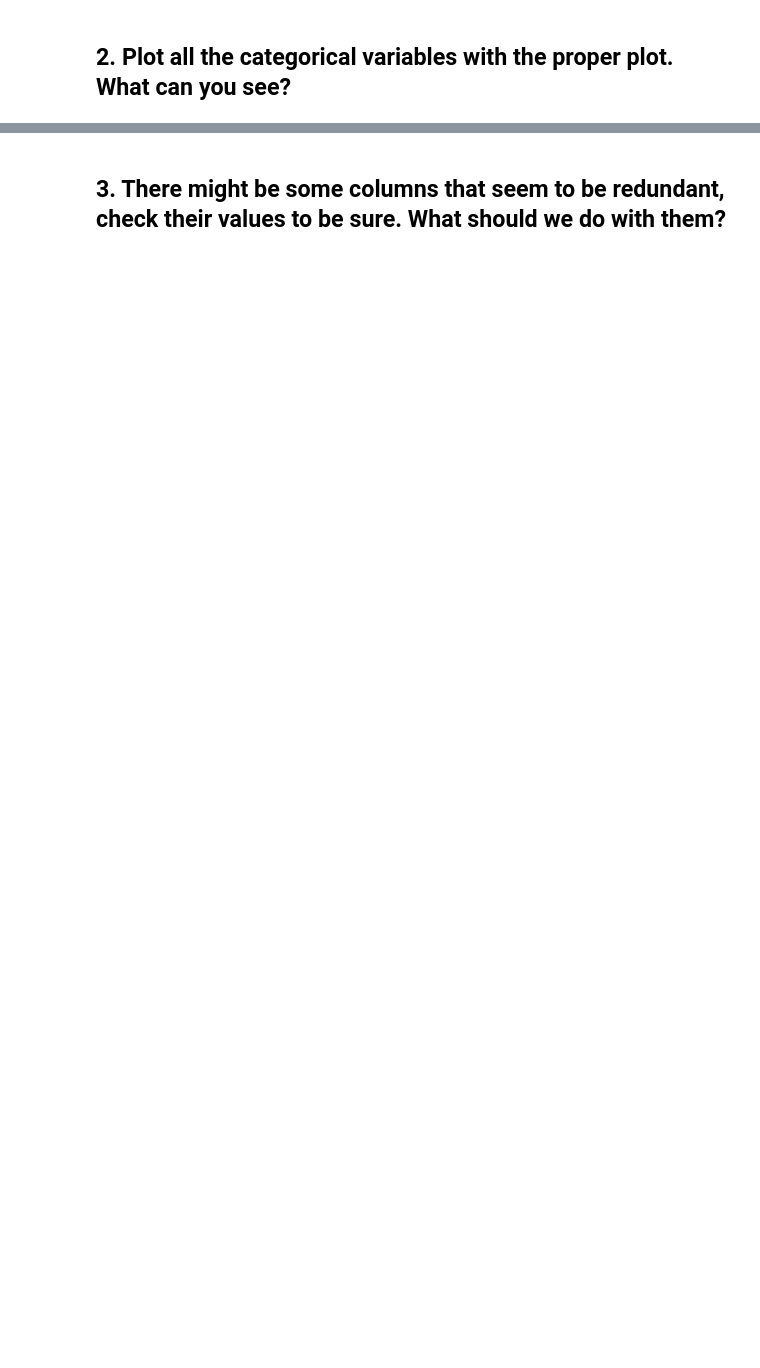
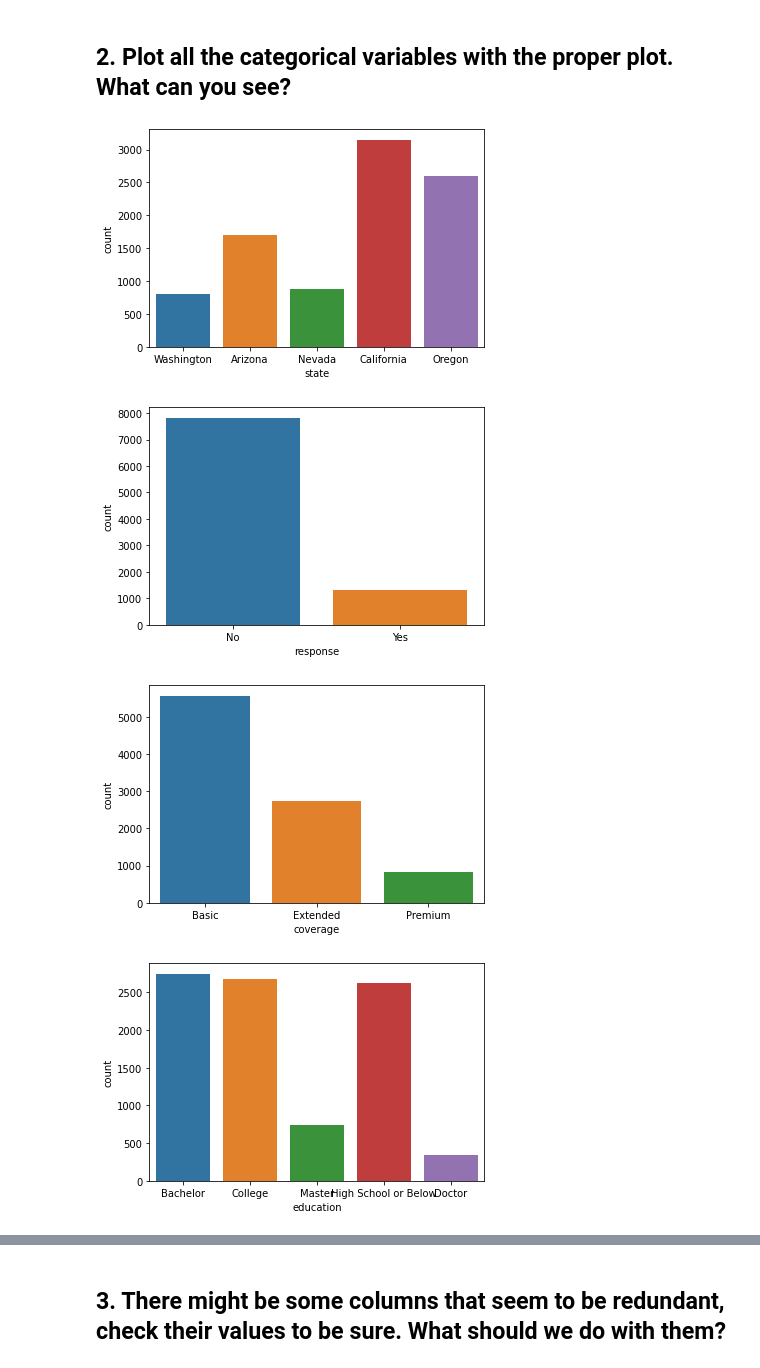
Before and after one commit to Ironhack-Data-0621-Remote/lab-feature-extraction, a Jupyter notebook: Solutions.ipynb, the cells around one changed output, grey strips where cells are left out. Drawn from its saved outputs; the diff is of its cells as text; code cells hidden in the pictures; blank space fills up the shorter version.

````diff
--- a/Solutions.ipynb
+++ b/Solutions.ipynb
@@ -4,0 +12,5 @@ For this lab, we will be using the same dataset we used in the previous labs. We
+# %%
+# load the final dataset from lab-leaning numerical data
+
+customer_df = pd.read_csv('customer_df.csv')
+customer_df.head()
@@ -5,3 +47,6 @@ For this lab, we will be using the same dataset we used in the previous labs. We
+# %%
+#It seems that the time variable was saved as object and not date so I'm doing the conversion again
+customer_df['effective_to_date'] = pd.to_datetime(customer_df['effective_to_date'], infer_datetime_format=True)
 # %% [markdown]
 ## 1. Open the categoricals variable we created before.
 # %% [markdown]
@@ -9,3 +54,6 @@ For this lab, we will be using the same dataset we used in the previous labs. We
 categoricals = data.select_dtypes(np.object)
 categoricals.head()
 ```
+# %%
+categoricals = customer_df.select_dtypes(np.object)
+categoricals.head()
@@ -12,2 +67,11 @@ categoricals.head()
 # %% [markdown]
 ## 2. Plot all the categorical variables with the proper plot. What can you see?
+# %%
+for col in categoricals:
+    sns.countplot(categoricals[col])
+    plt.show()
+# %% [output]
+[figure, added]
+[figure, added]
+[figure, added]
+[figure, added]
````
Also changed, not shown: parts of 22 cells of this notebook.
